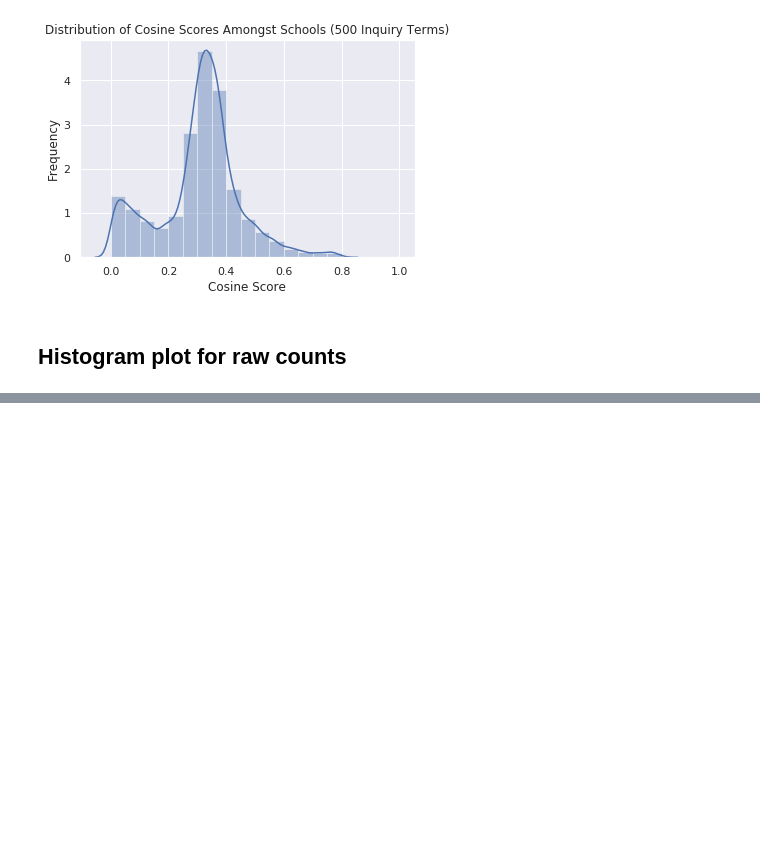
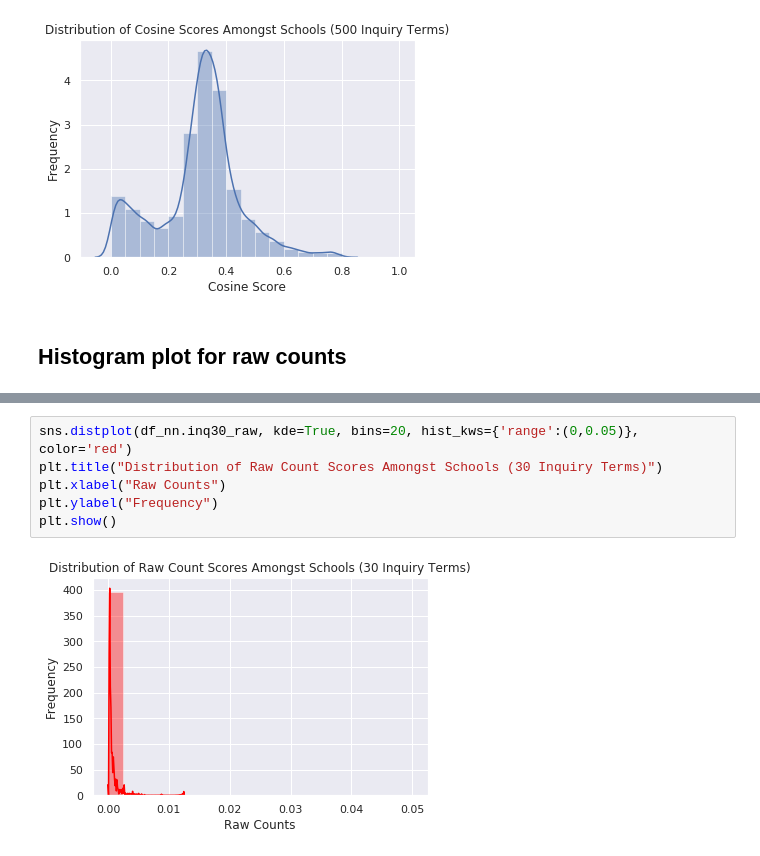
Before and after one commit to comp-strat/text_analysis, a Jupyter notebook: models/correlation_plot.ipynb, the cells around one changed output, grey strips where cells are left out. Drawn from its saved outputs; the diff is of its cells as text; blank space fills up the shorter version.

```diff
--- a/models/correlation_plot.ipynb
+++ b/models/correlation_plot.ipynb
@@ -858,0 +921,8 @@ ValueError: cannot convert float NaN to integer
+# %%
+sns.distplot(df_nn.inq30_raw, kde=True, bins=20, hist_kws={'range':(0,0.05)}, color='red')
+plt.title("Distribution of Raw Count Scores Amongst Schools (30 Inquiry Terms)")
+plt.xlabel("Raw Counts")
+plt.ylabel("Frequency")
+plt.show()
+# %% [output]
+[figure, added]
```
Also changed, not shown: parts of 41 cells of this notebook.
